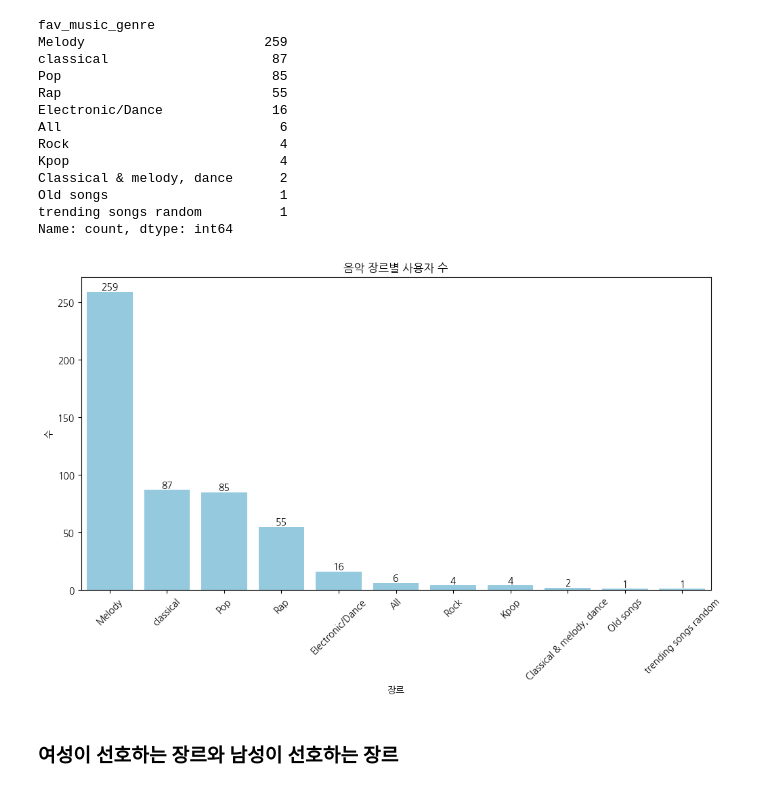
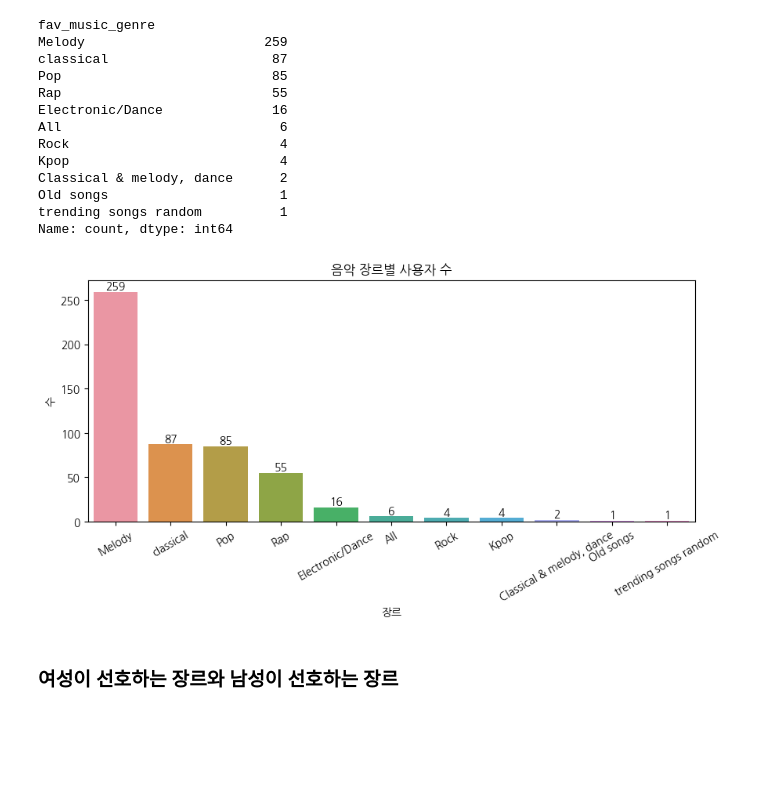
Before and after one commit to wjco/DA-Stats-fri, a Jupyter notebook: DONGIN/스포티파이 유저 행동분석.ipynb, the cells around one changed output. Cells and saved outputs as stored; diff of their text form; code cells hidden in the pictures; blank space fills up the shorter version.

```diff
--- a/DONGIN/스포티파이 유저 행동분석.ipynb
+++ b/DONGIN/스포티파이 유저 행동분석.ipynb
@@ -84,7 +84,7 @@ dtype: int64
 # 나이대 별 사용자 수
 20-35세의 사용자가 가장 많다
 # %%
-age_data = data.groupby('Age')['Gender'].count()
+age_data = data['Age'].value_counts().sort_index()
 age_data
 # %% [output]
 Age
@@ -125,7 +156,7 @@ sub_data = data['spotify_subscription_plan'].value_counts()
 # %%
 # Plotting the bar graph
 plt.figure(figsize=(5, 5))
-ax3 = sns.barplot(x=sub_data.index, y=sub_data.values, color='skyblue')
+ax3 = sns.barplot(x=sub_data.index, y=sub_data.values)
 
 # Display the values on top of the bars
 for p in ax3.patches:
@@ -142,0 +174,4 @@ plt.show()
+# %%
+# 광고형 구독자와 프리미엄 구독자 추출
+F_sub_data = data[data['spotify_subscription_plan'] =='Free (ad-supported)'].sort_index()
+P_sub_data = data[data['spotify_subscription_plan'] =='Premium (paid subscription)'].sort_index()
@@ -142,0 +232,26 @@ plt.show()
+# %%
+plt.figure(figsize=(12, 5))
+plt.subplot(1, 2, 1)
+ax = sns.countplot(x='premium_sub_willingness', data=P_sub_data, order=sorted(data['premium_sub_willingness'].unique()))
+for p in ax.patches:
+    ax.annotate(f'{p.get_height():.0f}', (p.get_x() + p.get_width() / 2., p.get_height()),
+                 ha='center', va='center', fontsize=10, xytext=(0, 5),
+                 textcoords='offset points')
+plt.title('프리미엄 구독 의향')
+plt.xlabel('수')
+plt.ylabel('프리미엄 구독 의향')
+plt.xticks(rotation=0)
+
+plt.subplot(1, 2, 2)
+ax2 = sns.countplot(x='Age', data=P_sub_data, hue='premium_sub_willingness', order=sorted(data['Age'].unique()))
+for p in ax2.patches:
+    ax2.annotate(f'{p.get_height():.0f}', (p.get_x() + p.get_width() / 2., p.get_height()),
+                 ha='center', va='center', fontsize=10, xytext=(0, 5),
+                 textcoords='offset points')
+plt.title('나이대 별 프리미엄 구독 의향')
+plt.xlabel('프리미엄 구독 의향')
+plt.ylabel('나이대')
+plt.xticks(rotation=0)
+
+plt.tight_layout()
+plt.show()
@@ -164,22 +287,22 @@ trending songs random          1
 Name: count, dtype: int64
 # %%
 # Plotting the bar graph
-plt.figure(figsize=(12, 6))
-ax2 = sns.barplot(x=fav_m_data.index, y=fav_m_data.values, color='skyblue')
+plt.figure(figsize=(10, 4))
+ax2 = sns.barplot(x=fav_m_data.index, y=fav_m_data.values)
 
 # Display the values on top of the bars
 for p in ax2.patches:
     ax2.annotate(f'{p.get_height():.0f}', (p.get_x() + p.get_width() / 2., p.get_height()),
                 ha='center', va='center', fontsize=10, color='black', xytext=(0,5),
                 textcoords='offset points')
 
 plt.title('음악 장르별 사용자 수')
 plt.xlabel('장르')
 plt.ylabel('수')
-plt.xticks(rotation=45)
+plt.xticks(rotation=30)
 plt.show()
 # %% [output]
-[figure, old version]
+[figure, new version]
 # %% [markdown]
 ### 여성이 선호하는 장르와 남성이 선호하는 장르
 # %%
```
Also changed, not shown: parts of 11 cells of this notebook.
